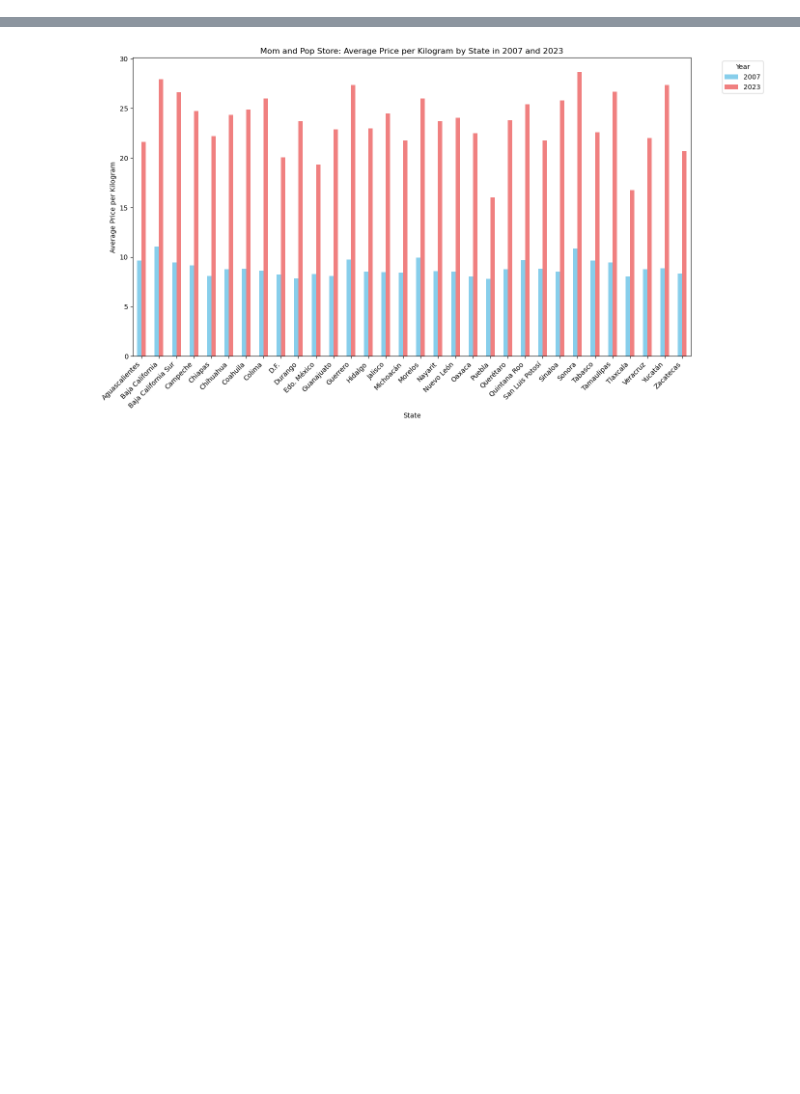
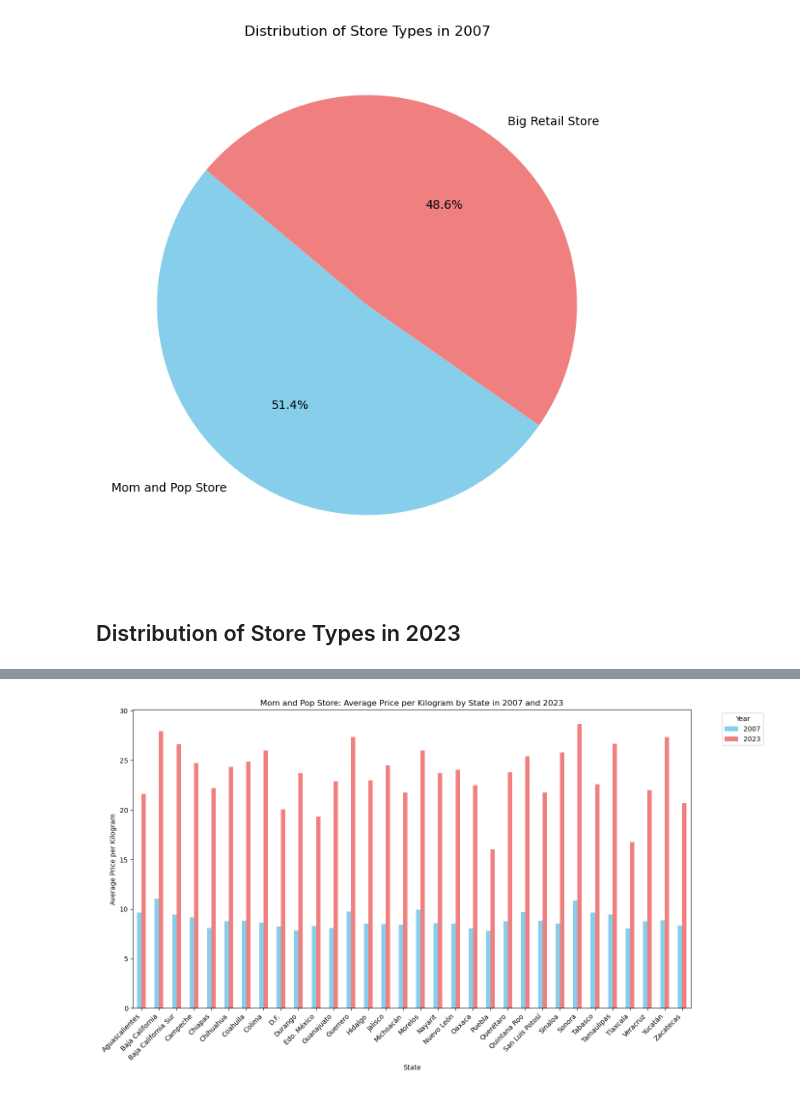
Before and after one commit to AzaniaHH/Tortillas-Project, a Jupyter notebook: tortilla_prices.ipynb, the cells around one changed output, grey strips where cells are left out. Saved outputs shown, nothing was run; the diff lists cells and outputs as text; code cells hidden in the pictures; blank space fills up the shorter version.

```diff
--- a/tortilla_prices.ipynb
+++ b/tortilla_prices.ipynb
@@ -109,0 +138,20 @@ yearly_avg = tortilla_df.groupby('Year')['Price per kilogram'].mean().reset_inde
+# %%
+# Filter DataFrame for store types and year 2007
+tortillas_2007_df = tortilla_df_complete[
+    (tortilla_df_complete['Store type'].isin
+     (['Mom and Pop Store', 'Big Retail Store']))
+     & (tortilla_df_complete['Year'] == 2007)]
+# %%
+# Count the number of Store Types
+store_type_counts_2007 = tortillas_2007_df['Store type'].value_counts()
+
+# Plot the pie chart
+plt.figure(figsize=(8, 8))
+store_type_counts_2007.plot(kind='pie', autopct='%1.1f%%', colors=['skyblue', 'lightcoral'],startangle=140)
+plt.title('Distribution of Store Types in 2007')
+plt.ylabel('')
+plt.show()
+# %% [output]
+[figure, added]
+# %% [markdown]
+## Distribution of Store Types in 2023
```
Also changed, not shown: parts of 53 cells of this notebook, 2 other files.
